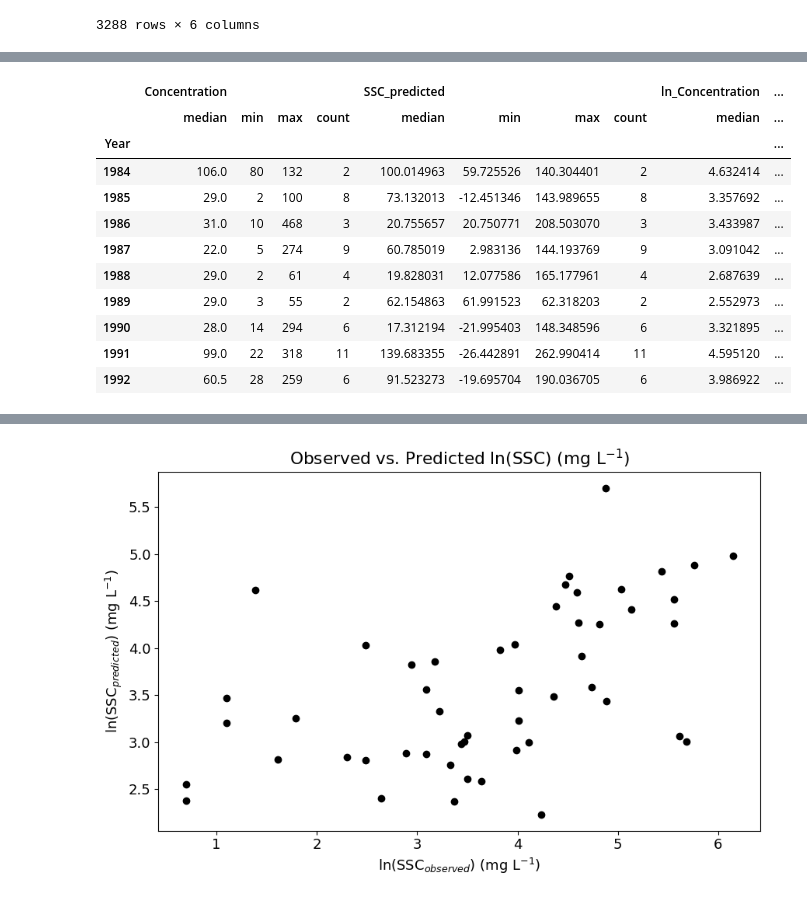
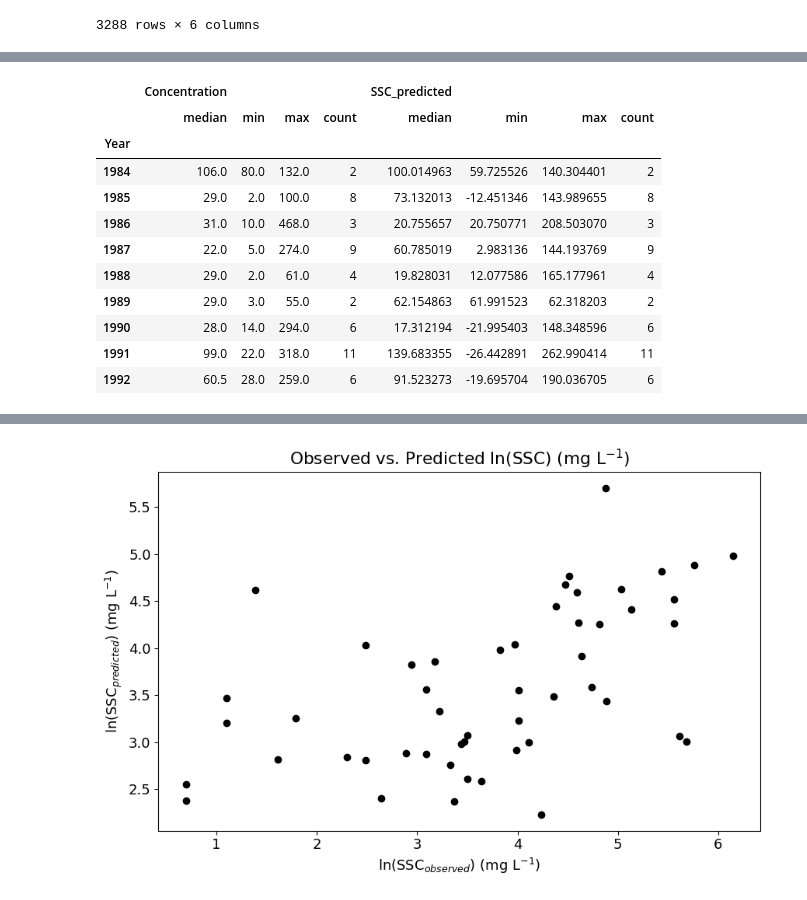
Before and after one commit to erinnfairley/SSC-Remote-Sensing-Fraser-River, a Jupyter notebook: SSCRemoteSensing_cleancode.ipynb, the cells around one changed output, grey strips where cells are left out. Drawn from its saved outputs; the diff is of its cells as text; code cells hidden in the pictures.

```diff
--- a/SSCRemoteSensing_cleancode.ipynb
+++ b/SSCRemoteSensing_cleancode.ipynb
@@ -394,26 +394,24 @@ files.download('Sediment_Discharge.csv')
 # %%
 # Creating a summary table giving stats grouped by entire year, for each SSC category
 # Ordering it so the predicted vs observed stats are beside each other
 
-sediment_merged['Year'] = sediment_merged['Date'].dt.year # extracting the year
+discharge_sediment['Year'] = discharge_sediment['Date'].dt.year # extracting the year
 
-summary_stats = sediment_merged.groupby('Year').agg({
+summary_stats1 = discharge_sediment.groupby('Year').agg({
     'Concentration': ['median', 'min', 'max', 'count'],
-    'SSC_predicted': ['median', 'min', 'max', 'count'],
-    'ln_Concentration': ['median', 'min', 'max', 'count'],
-    'lnSSC_predicted': ['median', 'min', 'max', 'count']})  # Fill NaNs with 0, or use .fillna(method='ffill') to propagate last valid observation forward
+    'SSC_predicted': ['median', 'min', 'max', 'count']})  # Fill NaNs with 0, or use .fillna(method='ffill') to propagate last valid observation forward
 
-display(summary_stats)
+display(summary_stats1)
 # %% [output]
-|  | Concentration |  |  |  | SSC_predicted |  |  |  | ln_Concentration | ... |
-|  | median | min | max | count | median | min | max | count | median | ... |
-| Year |  |  |  |  |  |  |  |  |  | ... |
-| 1984 | 106.0 | 80 | 132 | 2 | 100.014963 | 59.725526 | 140.304401 | 2 | 4.632414 | ... |
-| 1985 | 29.0 | 2 | 100 | 8 | 73.132013 | -12.451346 | 143.989655 | 8 | 3.357692 | ... |
-| 1986 | 31.0 | 10 | 468 | 3 | 20.755657 | 20.750771 | 208.503070 | 3 | 3.433987 | ... |
-| 1987 | 22.0 | 5 | 274 | 9 | 60.785019 | 2.983136 | 144.193769 | 9 | 3.091042 | ... |
-| 1988 | 29.0 | 2 | 61 | 4 | 19.828031 | 12.077586 | 165.177961 | 4 | 2.687639 | ... |
-| 1989 | 29.0 | 3 | 55 | 2 | 62.154863 | 61.991523 | 62.318203 | 2 | 2.552973 | ... |
-| 1990 | 28.0 | 14 | 294 | 6 | 17.312194 | -21.995403 | 148.348596 | 6 | 3.321895 | ... |
-| 1991 | 99.0 | 22 | 318 | 11 | 139.683355 | -26.442891 | 262.990414 | 11 | 4.595120 | ... |
-| 1992 | 60.5 | 28 | 259 | 6 | 91.523273 | -19.695704 | 190.036705 | 6 | 3.986922 | ... |
+|  | Concentration |  |  |  | SSC_predicted |  |  |  |
+|  | median | min | max | count | median | min | max | count |
+| Year |  |  |  |  |  |  |  |  |
+| 1984 | 106.0 | 80.0 | 132.0 | 2 | 100.014963 | 59.725526 | 140.304401 | 2 |
+| 1985 | 29.0 | 2.0 | 100.0 | 8 | 73.132013 | -12.451346 | 143.989655 | 8 |
+| 1986 | 31.0 | 10.0 | 468.0 | 3 | 20.755657 | 20.750771 | 208.503070 | 3 |
+| 1987 | 22.0 | 5.0 | 274.0 | 9 | 60.785019 | 2.983136 | 144.193769 | 9 |
+| 1988 | 29.0 | 2.0 | 61.0 | 4 | 19.828031 | 12.077586 | 165.177961 | 4 |
+| 1989 | 29.0 | 3.0 | 55.0 | 2 | 62.154863 | 61.991523 | 62.318203 | 2 |
+| 1990 | 28.0 | 14.0 | 294.0 | 6 | 17.312194 | -21.995403 | 148.348596 | 6 |
+| 1991 | 99.0 | 22.0 | 318.0 | 11 | 139.683355 | -26.442891 | 262.990414 | 11 |
+| 1992 | 60.5 | 28.0 | 259.0 | 6 | 91.523273 | -19.695704 | 190.036705 | 6 |
```
Also changed, not shown: parts of 3 cells of this notebook.
